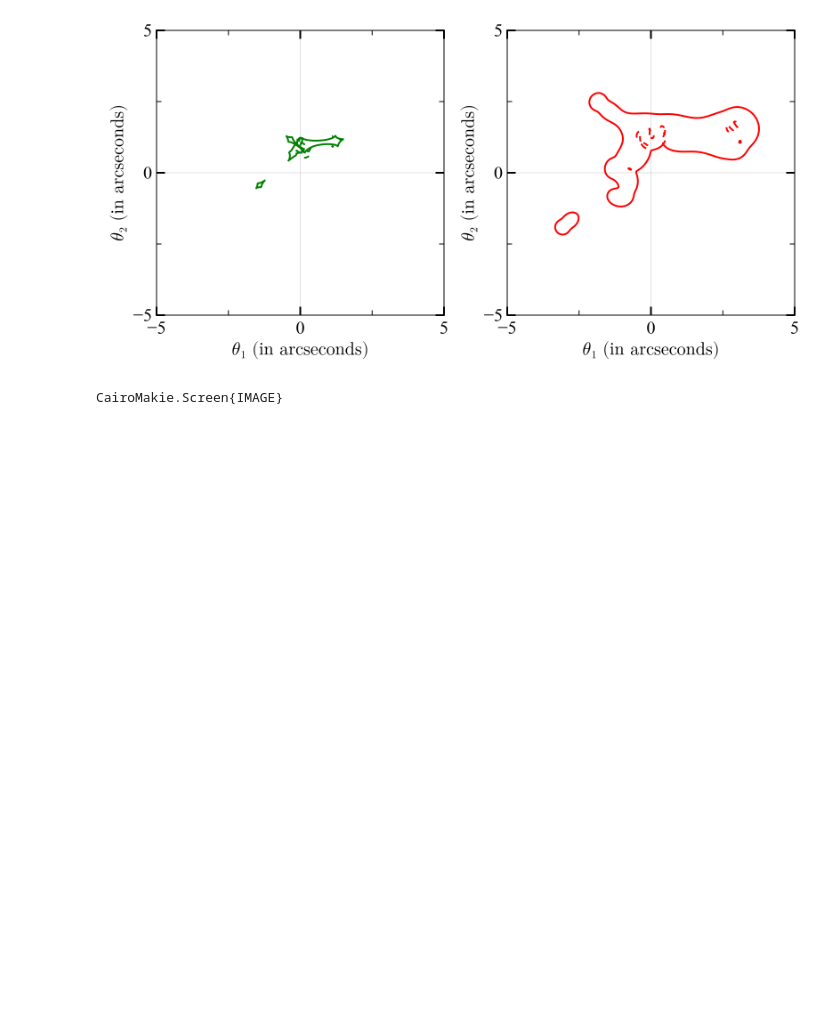
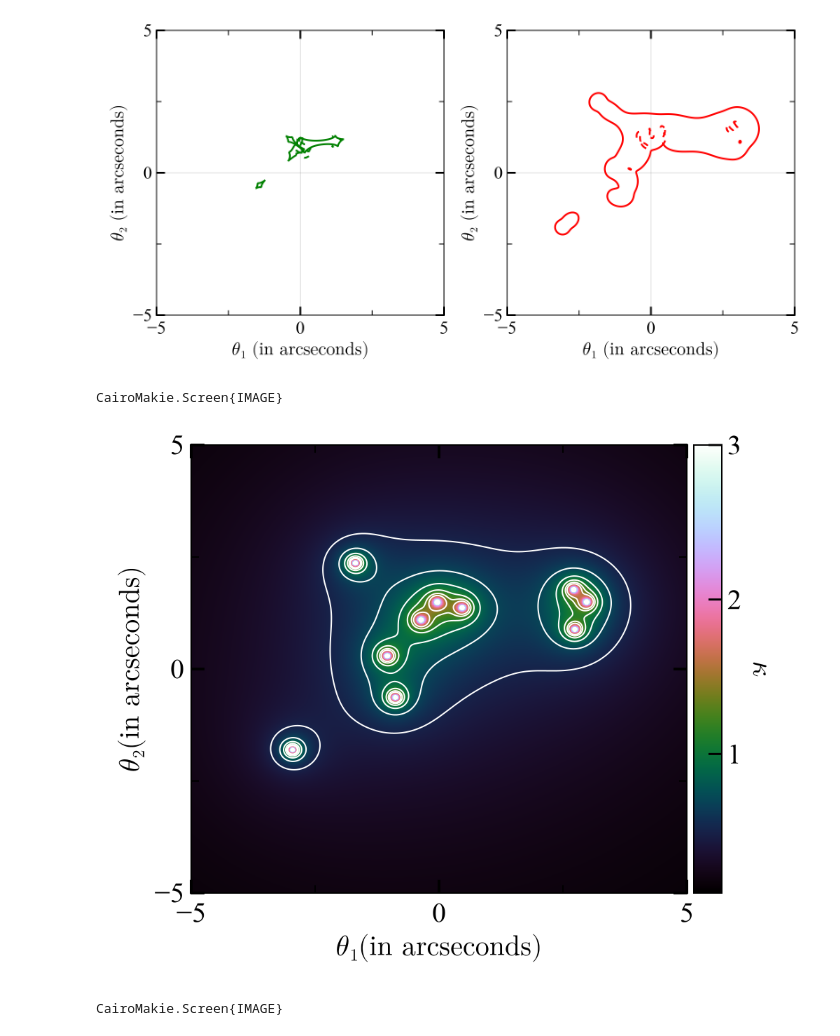
Before and after one commit to akmeena766/LensFactory_Examples, a Jupyter notebook: Example-2: Basic strong lensing.ipynb, the cells around one changed output. Drawn from its saved outputs; the diff is of its cells as text; code cells hidden in the pictures; blank space fills up the shorter version.

```diff
--- a/Example-2: Basic strong lensing.ipynb
+++ b/Example-2: Basic strong lensing.ipynb
@@ -79,3 +78,13 @@ display(fig)
 # %% [output]
 [figure]
 CairoMakie.Screen{IMAGE}
+# %%
+# Plot surface density
+fig, ax = LensFactory.plot_surface_density(lens, x, y, adis, Dol, unit=:convergence,
+                                             heatmap_kws=(colorrange=(0.1, 3.0), colormap=:cubehelix),
+                                             plot_contour=true,
+                                             contour_kws=(linewidth=1, levels=0.5:0.2:1.5, color=:white))
+display(fig)
+# %% [output]
+[figure, added]
+CairoMakie.Screen{IMAGE}
```
Also changed, not shown: parts of 7 cells of this notebook, 2 other files.
